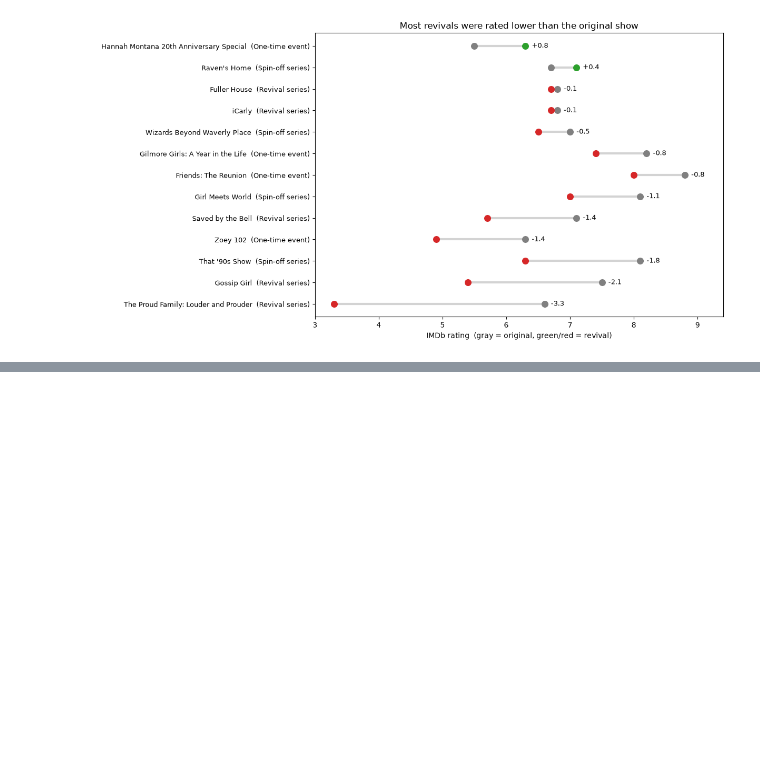
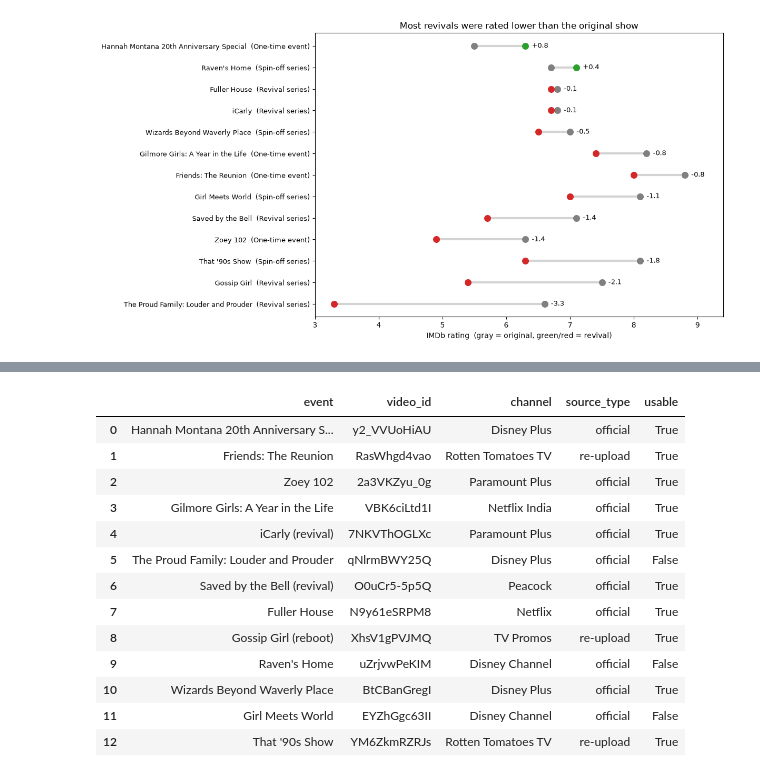
Before and after one commit to carolineromero19/nostalgia-revival-analysis, a Jupyter notebook: nostalgia_project.ipynb, the cells around one changed output, grey strips where cells are left out. Saved outputs shown, nothing was run; the diff lists cells and outputs as text; code cells hidden in the pictures; blank space fills up the shorter version.

```diff
--- a/nostalgia_project.ipynb
+++ b/nostalgia_project.ipynb
@@ -502,0 +708,24 @@ plt.show()
+# %%
+trailers.loc[trailers["event"] == "Wizards Beyond Waverly Place", ["video_id", "channel"]] = ["BtCBanGregI", "Disney Plus"]
+trailers.loc[trailers["event"] == "Gossip Girl (reboot)", ["video_id", "channel"]] = ["XhsV1gPVJMQ", "TV Promos"]
+
+no_comments = ["The Proud Family: Louder and Prouder", "Raven's Home", "Girl Meets World"]
+trailers["usable"] = ~trailers["event"].isin(no_comments)
+
+trailers.to_csv("data/raw/trailers.csv", index=False)
+trailers[["event", "video_id", "channel", "source_type", "usable"]]
+# %% [output]
+|  | event | video_id | channel | source_type | usable |
+| 0 | Hannah Montana 20th Anniversary S... | y2_VVUoHiAU | Disney Plus | official | True |
+| 1 | Friends: The Reunion | RasWhgd4vao | Rotten Tomatoes TV | re-upload | True |
+| 2 | Zoey 102 | 2a3VKZyu_0g | Paramount Plus | official | True |
+| 3 | Gilmore Girls: A Year in the Life | VBK6ciLtd1I | Netflix India | official | True |
+| 4 | iCarly (revival) | 7NKVThOGLXc | Paramount Plus | official | True |
+| 5 | The Proud Family: Louder and Prouder | qNlrmBWY25Q | Disney Plus | official | False |
+| 6 | Saved by the Bell (revival) | O0uCr5-5p5Q | Peacock | official | True |
+| 7 | Fuller House | N9y61eSRPM8 | Netflix | official | True |
+| 8 | Gossip Girl (reboot) | XhsV1gPVJMQ | TV Promos | re-upload | True |
+| 9 | Raven's Home | uZrjvwPeKIM | Disney Channel | official | False |
+| 10 | Wizards Beyond Waverly Place | BtCBanGregI | Disney Plus | official | True |
+| 11 | Girl Meets World | EYZhGgc63II | Disney Channel | official | False |
+| 12 | That '90s Show | YM6ZkmRZRJs | Rotten Tomatoes TV | re-upload | True |
```
Also changed, not shown: parts of 14 cells of this notebook, 7 other files.
